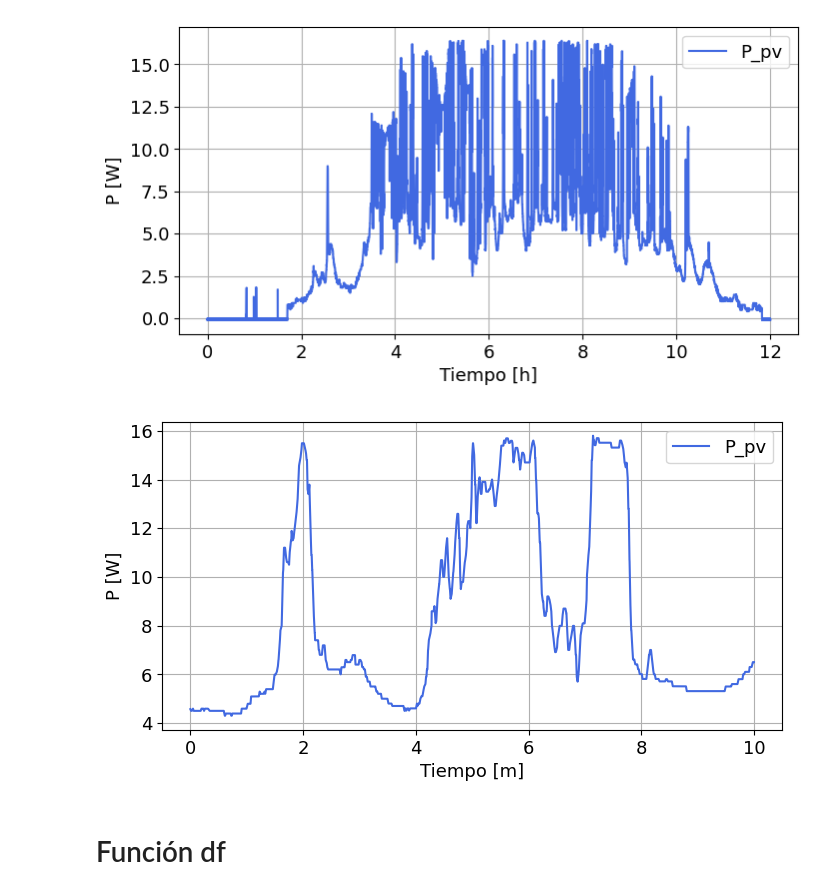
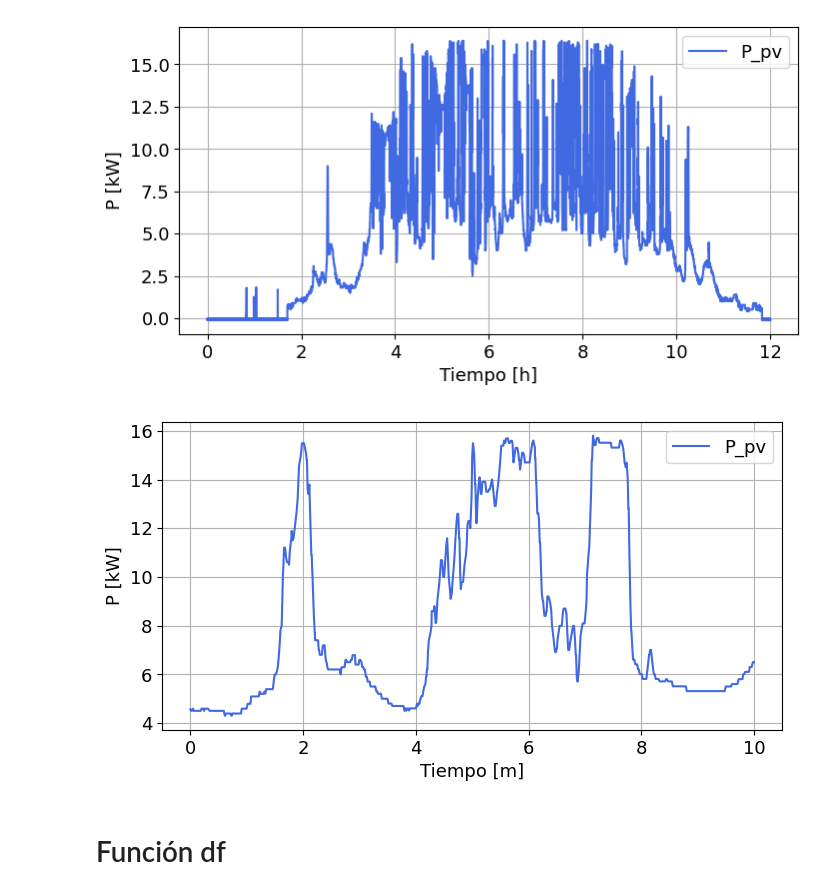
Before and after one commit to jorgecard/Telecontrol_r, a Jupyter notebook: PowerSmoothing/measurements.ipynb, the cells around one changed output. Drawn from its saved outputs; the diff is of its cells as text; code cells hidden in the pictures.

```diff
--- a/PowerSmoothing/measurements.ipynb
+++ b/PowerSmoothing/measurements.ipynb
@@ -16,35 +16,35 @@ data_path = os.path.join(resultados_path, 'FV.txt')
 
 with open(data_path, 'r') as file:
     # Lee todas las líneas y las almacena en una lista
     lines = file.readlines()
 
 # Convierte las líneas en valores flotantes y almacénalos en una lista
 values = [float(line.strip()) for line in lines]
 
 # Crea el DataFrame con una columna llamada 'values'
 df_data = pd.DataFrame(values, columns=['P_pv'])
 df_data['Tiempo [h]'] = (df_data.index.to_numpy()) / 36000
 
 
 
 df = df_data
 
 # Crear la gráfica
 fig, ax = plt.subplots(figsize=(8, 4))
 sns.lineplot(x=df['Tiempo [h]'], y=df['P_pv'], color='royalblue', linestyle='-', label = 'P_pv', ax=ax)
 
 # Añadir etiquetas y título
 plt.xlabel("Tiempo [h]")
-plt.ylabel("P [W]")
+plt.ylabel("P [kW]")
 
 # Añadir leyenda
 plt.legend(loc='best')
 
 # Mostrar la gráfica
 plt.grid(True)
 plt.show()
 # %% [output]
-[figure, old version]
+[figure, new version]
 # %%
 # df_data['Tiempo [h]'] = (df_data.index.to_numpy()) / 36000
 df = df_data.iloc[164078:170078]
@@ -59,7 +59,7 @@ sns.lineplot(x=df['Tiempo [m]'], y=df['P_pv'], color='royalblue', linestyle='-',
 
 # Añadir etiquetas y título
 plt.xlabel("Tiempo [m]")
-plt.ylabel("P [W]")
+plt.ylabel("P [kW]")
 
 # Añadir leyenda
 plt.legend(loc='best')
@@ -68,7 +68,7 @@ plt.legend(loc='best')
 plt.grid(True)
 plt.show()
 # %% [output]
-[figure, old version]
+[figure, new version]
 # %% [markdown]
 # Función df
 # %%
```
Also changed, not shown: parts of 15 cells of this notebook, 34 other files.
